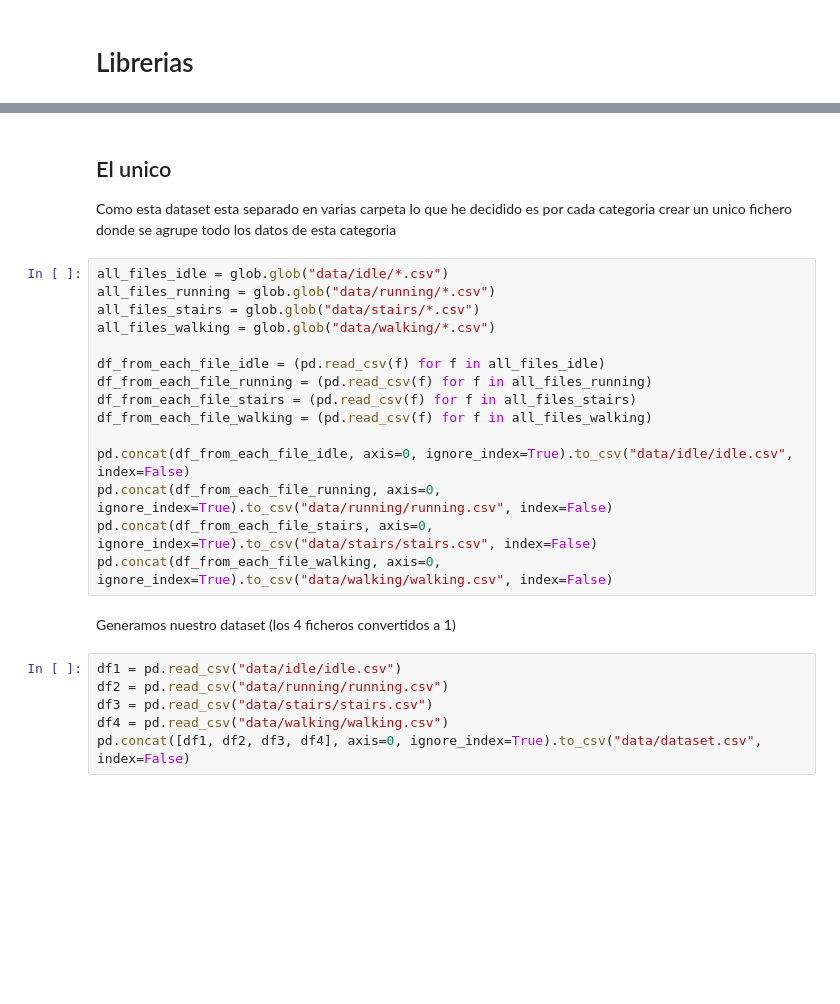
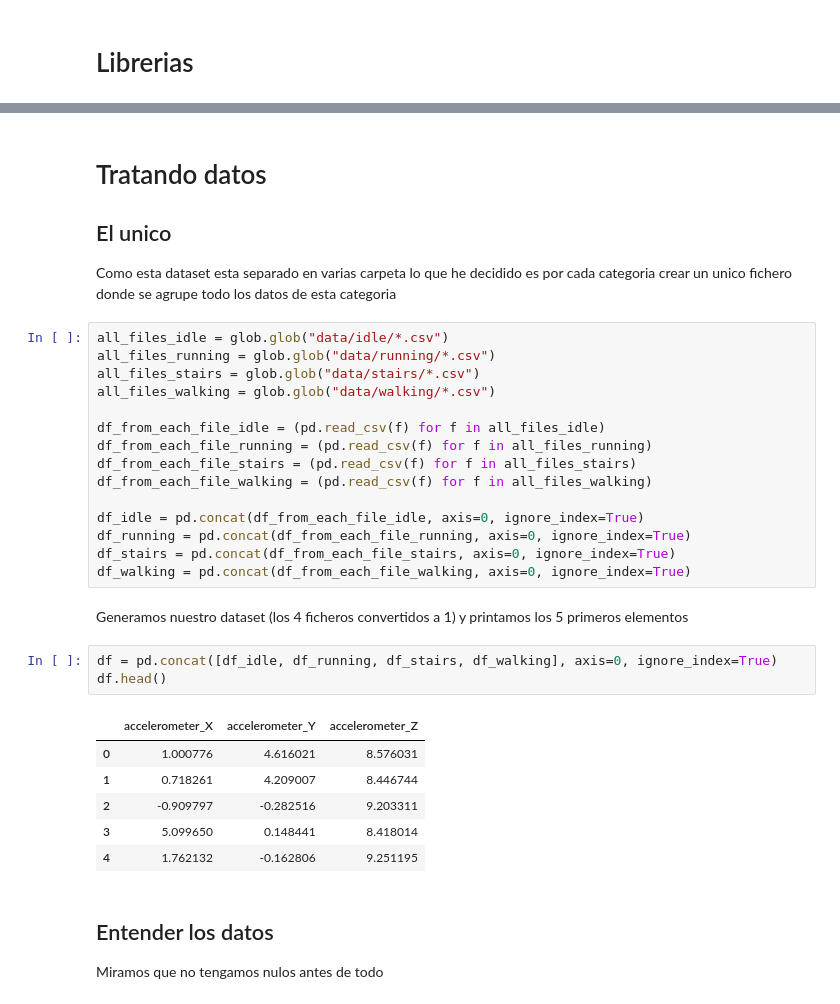
Before and after one commit to migueldemollet/Activity-Recognition, a Jupyter notebook: result.ipynb, the cells around one changed output, grey strips where cells are left out. Saved outputs shown, nothing was run; the diff lists cells and outputs as text; blank space fills up the shorter version.

```diff
--- a/result.ipynb
+++ b/result.ipynb
@@ -30,4 +11,5 @@ if os.path.exists("data/dataset.csv"):
 # %% [markdown]
+# Tratando datos
 ## El unico
 Como esta dataset esta separado en varias carpeta lo que he decidido es por cada categoria crear un unico fichero donde se agrupe todo los datos de esta categoria
 # %%
@@ -41,15 +23,22 @@ df_from_each_file_running = (pd.read_csv(f) for f in all_files_running)
 df_from_each_file_stairs = (pd.read_csv(f) for f in all_files_stairs)
 df_from_each_file_walking = (pd.read_csv(f) for f in all_files_walking)
 
-pd.concat(df_from_each_file_idle, axis=0, ignore_index=True).to_csv("data/idle/idle.csv", index=False)
-pd.concat(df_from_each_file_running, axis=0, ignore_index=True).to_csv("data/running/running.csv", index=False)
-pd.concat(df_from_each_file_stairs, axis=0, ignore_index=True).to_csv("data/stairs/stairs.csv", index=False)
-pd.concat(df_from_each_file_walking, axis=0, ignore_index=True).to_csv("data/walking/walking.csv", index=False)
+df_idle = pd.concat(df_from_each_file_idle, axis=0, ignore_index=True)
+df_running = pd.concat(df_from_each_file_running, axis=0, ignore_index=True)
+df_stairs = pd.concat(df_from_each_file_stairs, axis=0, ignore_index=True)
+df_walking = pd.concat(df_from_each_file_walking, axis=0, ignore_index=True)
 # %% [markdown]
-Generamos nuestro dataset (los 4 ficheros convertidos a 1)
+Generamos nuestro dataset (los 4 ficheros convertidos a 1) y printamos los 5 primeros elementos
-# %%
-df1 = pd.read_csv("data/idle/idle.csv")
-df2 = pd.read_csv("data/running/running.csv")
-df3 = pd.read_csv("data/stairs/stairs.csv")
-df4 = pd.read_csv("data/walking/walking.csv")
-pd.concat([df1, df2, df3, df4], axis=0, ignore_index=True).to_csv("data/dataset.csv", index=False)
+# %%
+df = pd.concat([df_idle, df_running, df_stairs, df_walking], axis=0, ignore_index=True)
+df.head()
+# %% [output]
+|  | accelerometer_X | accelerometer_Y | accelerometer_Z |
+| 0 | 1.000776 | 4.616021 | 8.576031 |
+| 1 | 0.718261 | 4.209007 | 8.446744 |
+| 2 | -0.909797 | -0.282516 | 9.203311 |
+| 3 | 5.099650 | 0.148441 | 8.418014 |
+| 4 | 1.762132 | -0.162806 | 9.251195 |
+# %% [markdown]
+## Entender los datos
+Miramos que no tengamos nulos antes de todo
```
Also changed, not shown: parts of 11 cells of this notebook, 7 other files.
